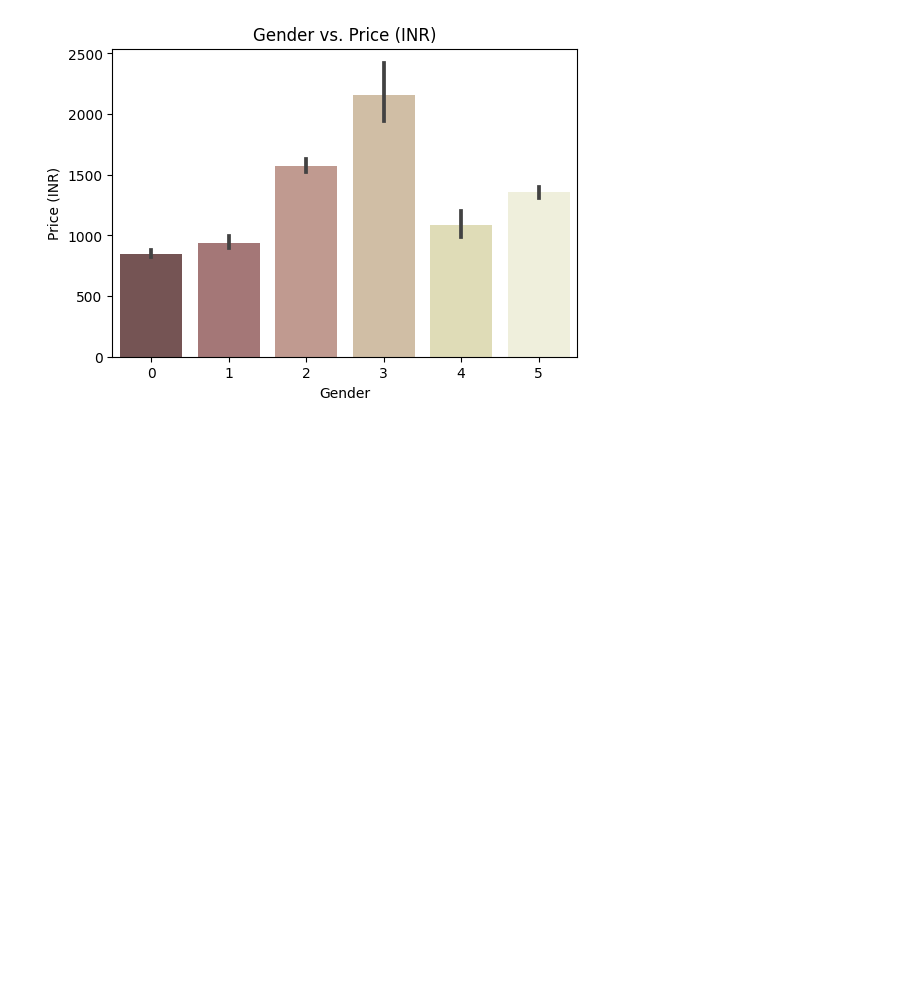
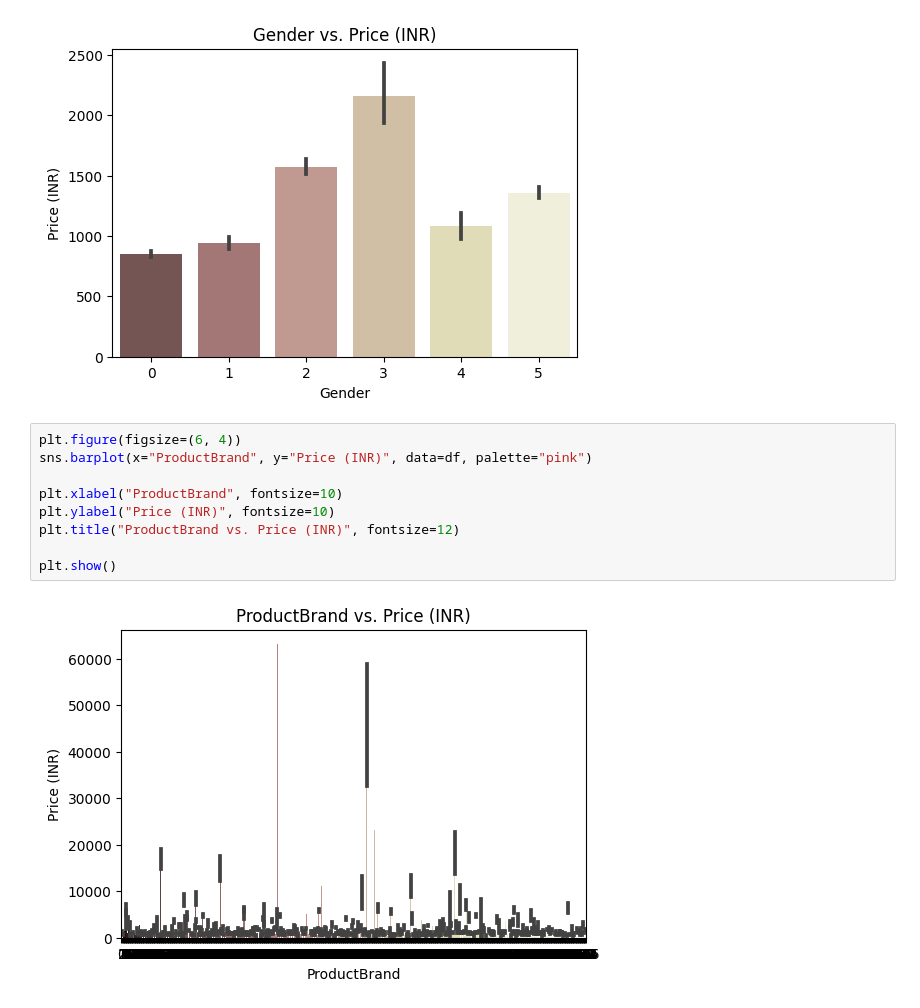
Before and after one commit to Ashfagithub/twixia_internship_assignment_ashfa, a Jupyter notebook: practice1.ipynb, the cells around one changed output. Cells and saved outputs as stored; diff of their text form; blank space fills up the shorter version.

```diff
--- a/practice1.ipynb
+++ b/practice1.ipynb
@@ -278,3 +269,14 @@ plt.title("Gender vs. Price (INR)", fontsize=12)
 plt.show()
 # %% [output]
 [figure]
+# %%
+plt.figure(figsize=(6, 4))
+sns.barplot(x="ProductBrand", y="Price (INR)", data=df, palette="pink")
+
+plt.xlabel("ProductBrand", fontsize=10)
+plt.ylabel("Price (INR)", fontsize=10)
+plt.title("ProductBrand vs. Price (INR)", fontsize=12)
+
+plt.show()
+# %% [output]
+[figure, added]
```
Also changed, not shown: parts of 13 cells of this notebook.
